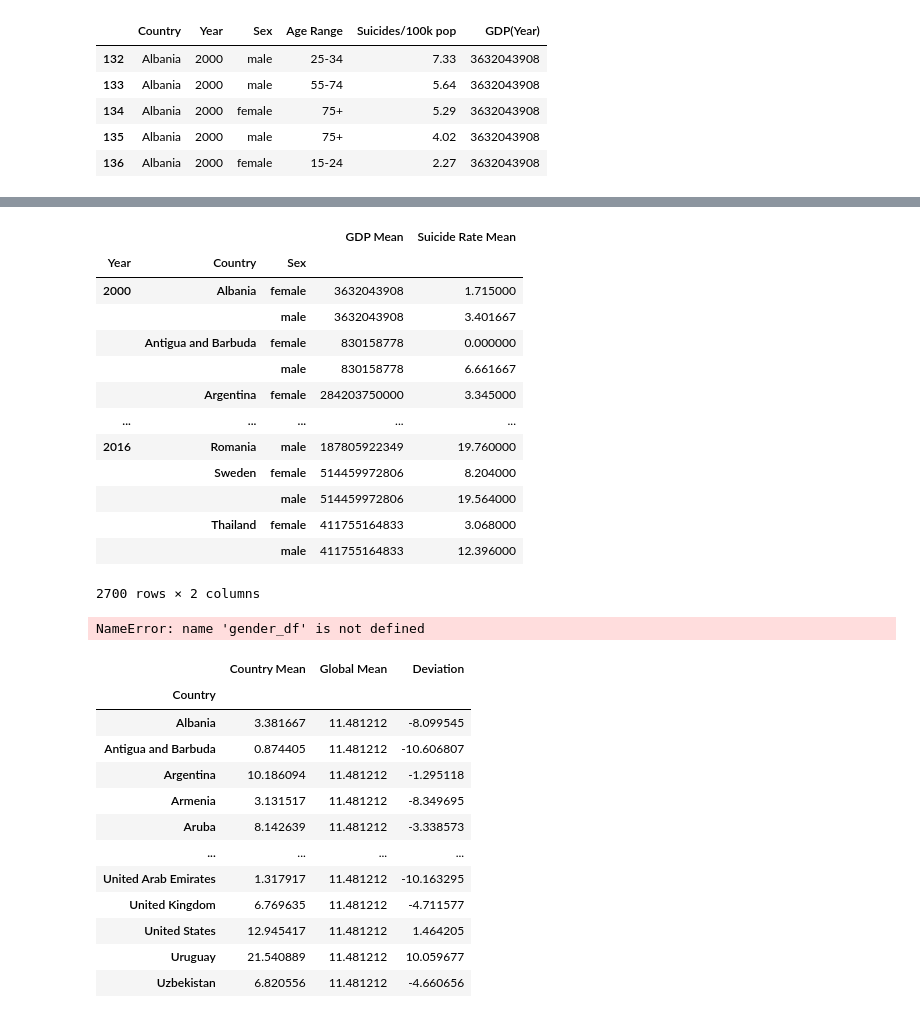
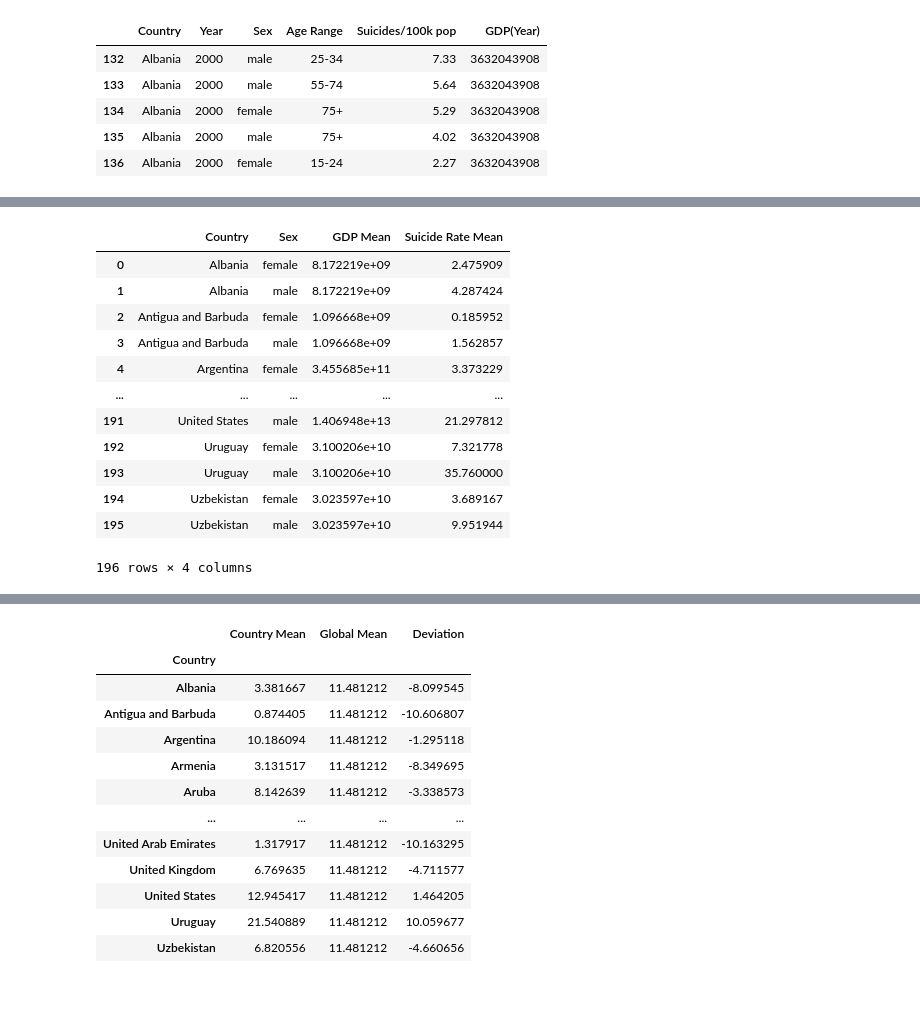
Before and after one commit to elysesulkey/Suicide-in-the-Americas-Data-Analysis, a Jupyter notebook: april12ESmatplot.ipynb, the cells around one changed output, grey strips where cells are left out. Drawn from its saved outputs; the diff is of its cells as text; code cells hidden in the pictures.

```diff
--- a/april12ESmatplot.ipynb
+++ b/april12ESmatplot.ipynb
@@ -128 +156,27 @@ age_summary_reset_df
+# %%
+# Group by Country, Year, Sex / find averages
+sex_gdp = filtered_date_df.groupby(["Country", "Sex"])["GDP(Year)"].mean()
+sex_suicide = filtered_date_df.groupby(["Country", "Sex"])['Suicides/100k pop'].mean()
+
+# Creat summary table
+sex_summary_df = pd.DataFrame({"GDP Mean": sex_gdp, "Suicide Rate Mean": sex_suicide})
+
+sex_summary_reset_df = sex_summary_df.reset_index()
+
+# Display table
+sex_summary_reset_df
+# %% [output]
+|  | Country | Sex | GDP Mean | Suicide Rate Mean |
+| 0 | Albania | female | 8.172219e+09 | 2.475909 |
+| 1 | Albania | male | 8.172219e+09 | 4.287424 |
+| 2 | Antigua and Barbuda | female | 1.096668e+09 | 0.185952 |
+| 3 | Antigua and Barbuda | male | 1.096668e+09 | 1.562857 |
+| 4 | Argentina | female | 3.455685e+11 | 3.373229 |
+| ... | ... | ... | ... | ... |
+| 191 | United States | male | 1.406948e+13 | 21.297812 |
+| 192 | Uruguay | female | 3.100206e+10 | 7.321778 |
+| 193 | Uruguay | male | 3.100206e+10 | 35.760000 |
+| 194 | Uzbekistan | female | 3.023597e+10 | 3.689167 |
+| 195 | Uzbekistan | male | 3.023597e+10 | 9.951944 |
+196 rows × 4 columns
 # %%
@@ -155,60 +208,6 @@ plt.show()
 # %% [output]
 [interactive output not drawn]
 [interactive output not drawn]
-# %%
-# Group by Country, Year, Sex / find averages
-sex_gdp = filtered_date_df.groupby(["Year", "Country", "Sex"])["GDP(Year)"].mean()
-sex_suicide = filtered_date_df.groupby(["Year", "Country", "Sex"])['Suicides/100k pop'].mean()
-
-# Creat summary table
-sex_summary_df = pd.DataFrame({"GDP Mean": sex_gdp, "Suicide Rate Mean": sex_suicide})
-
-# Display table
-sex_summary_df
-# %% [output]
-|  |  |  | GDP Mean | Suicide Rate Mean |
-| Year | Country | Sex |  |  |
-| 2000 | Albania | female | 3632043908 | 1.715000 |
-|  |  | male | 3632043908 | 3.401667 |
-|  | Antigua and Barbuda | female | 830158778 | 0.000000 |
-|  |  | male | 830158778 | 6.661667 |
-|  | Argentina | female | 284203750000 | 3.345000 |
-| ... | ... | ... | ... | ... |
-| 2016 | Romania | male | 187805922349 | 19.760000 |
-|  | Sweden | female | 514459972806 | 8.204000 |
-|  |  | male | 514459972806 | 19.564000 |
-|  | Thailand | female | 411755164833 | 3.068000 |
-|  |  | male | 411755164833 | 12.396000 |
-2700 rows × 2 columns
-# %%
-sex_summary_df["Sex"] = pd.Categorical(sex_summary_df["Sex"])
-
-# Set the figure size
-plt.figure(figsize=(10, 10))
-
-# Scatterplot
-plt.scatter(
-    x = sex_summary_df["Year"],
-    y = sex_summary_df["GDP Mean"],
-    s = sex_summary_df["Suicide Rate Mean"],
-    c = sex_summary_df["Sex"].cat.codes,
-    cmap="tab20",
-    alpha=0.05,
-    edgecolors="white",
-    linewidth=2);
-
-# Add titles (main and on axis)
-plt.yscale('log')
-plt.xlabel("Year")
-plt.ylabel("GDP Mean")
-plt.title("a title goes here")
-#plt.ylim(?,?)
-#plt.xlim(?, ?);
-
-# Display plot
-plt.show()
-# %% [output]
-NameError: name 'gender_df' is not defined
 # %%
 #Are suicide rates higher in developing countries or developed countries?
 
```
Also changed, not shown: parts of 5 cells of this notebook.
